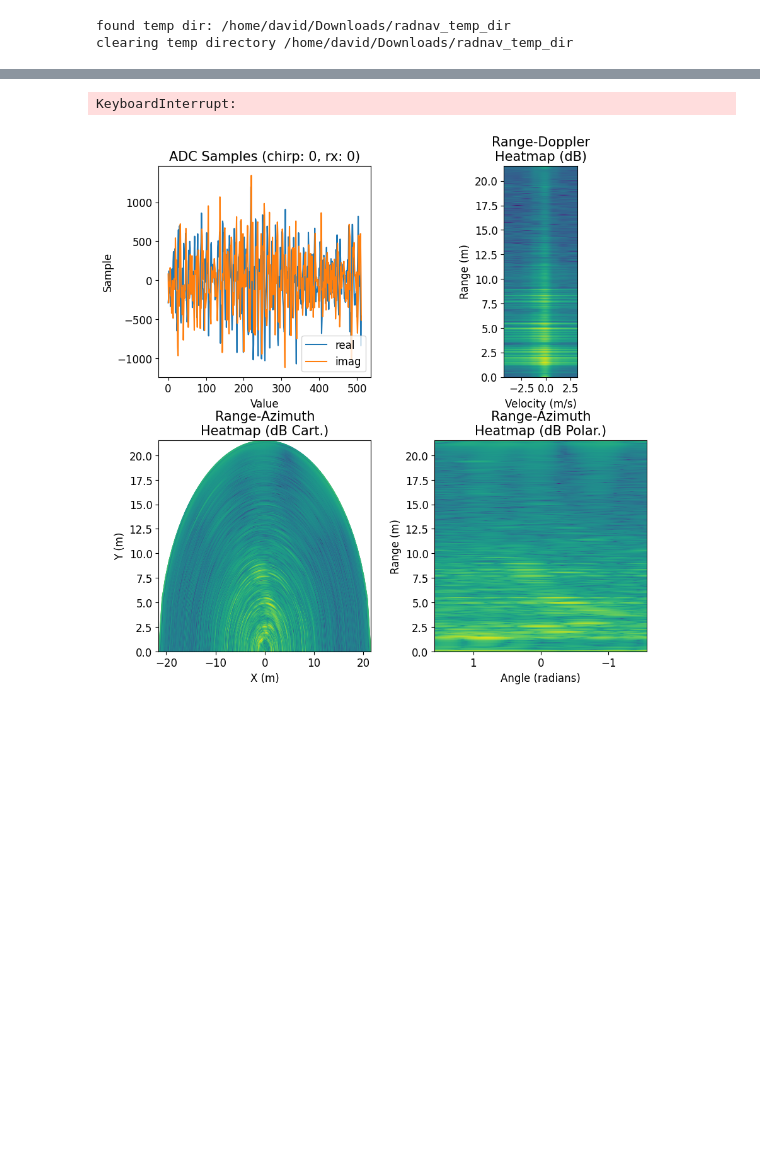
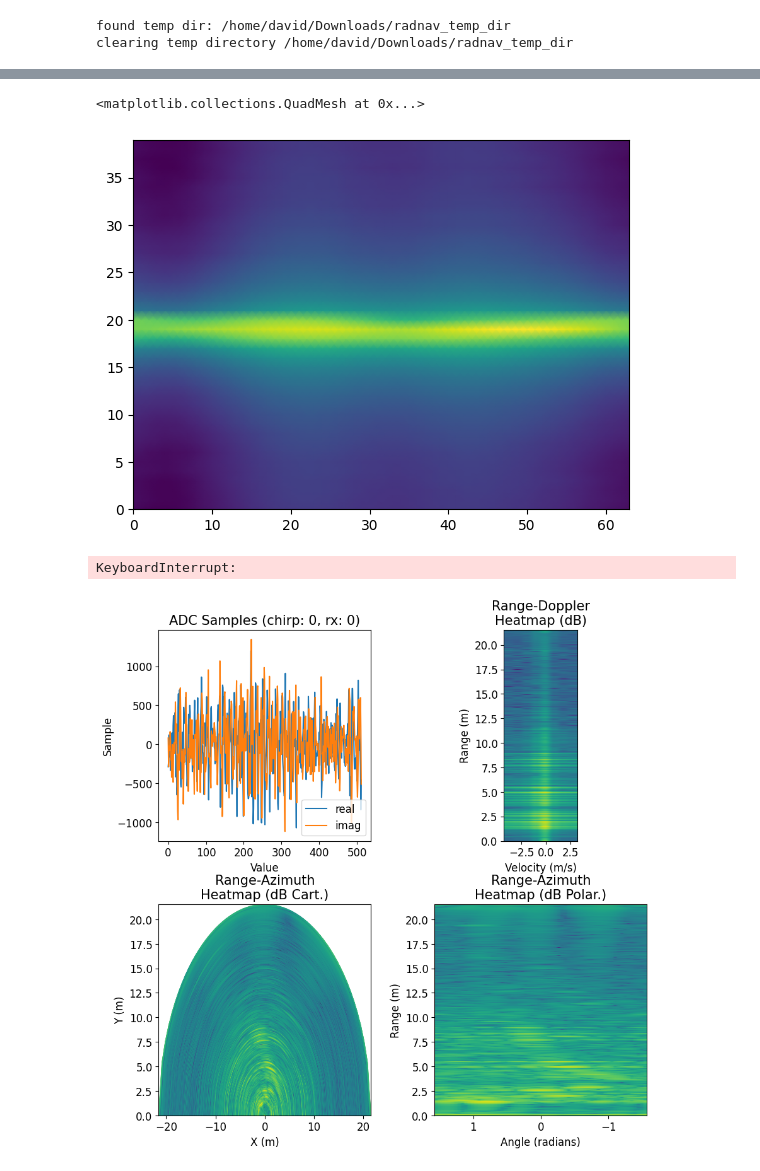
Before and after one commit to davidmhunt/mmwave_radar_processing, a Jupyter notebook: notebooks/testing_static_arrays.ipynb, the cells around one changed output, grey strips where cells are left out. Saved outputs shown, nothing was run; the diff lists cells and outputs as text; code cells hidden in the pictures; blank space fills up the shorter version.

```diff
--- a/notebooks/testing_static_arrays.ipynb
+++ b/notebooks/testing_static_arrays.ipynb
@@ -103,3 +142,12 @@ plotter.plot_compilation(
+# %%
+resp = 20 * np.log10(avg_resp)
+plt.pcolormesh(
+            resp,
+            shading='gouraud'
+        )
+# %% [output]
+<matplotlib.collections.QuadMesh at 0x...>
+[figure, added]
 # %%
 #generate the movie - initialize the figure
 movie_generator.initialize_figure(nrows=2,ncols=2,figsize=(10,10))
```
Also changed, not shown: parts of 4 cells of this notebook, 4 other files.
